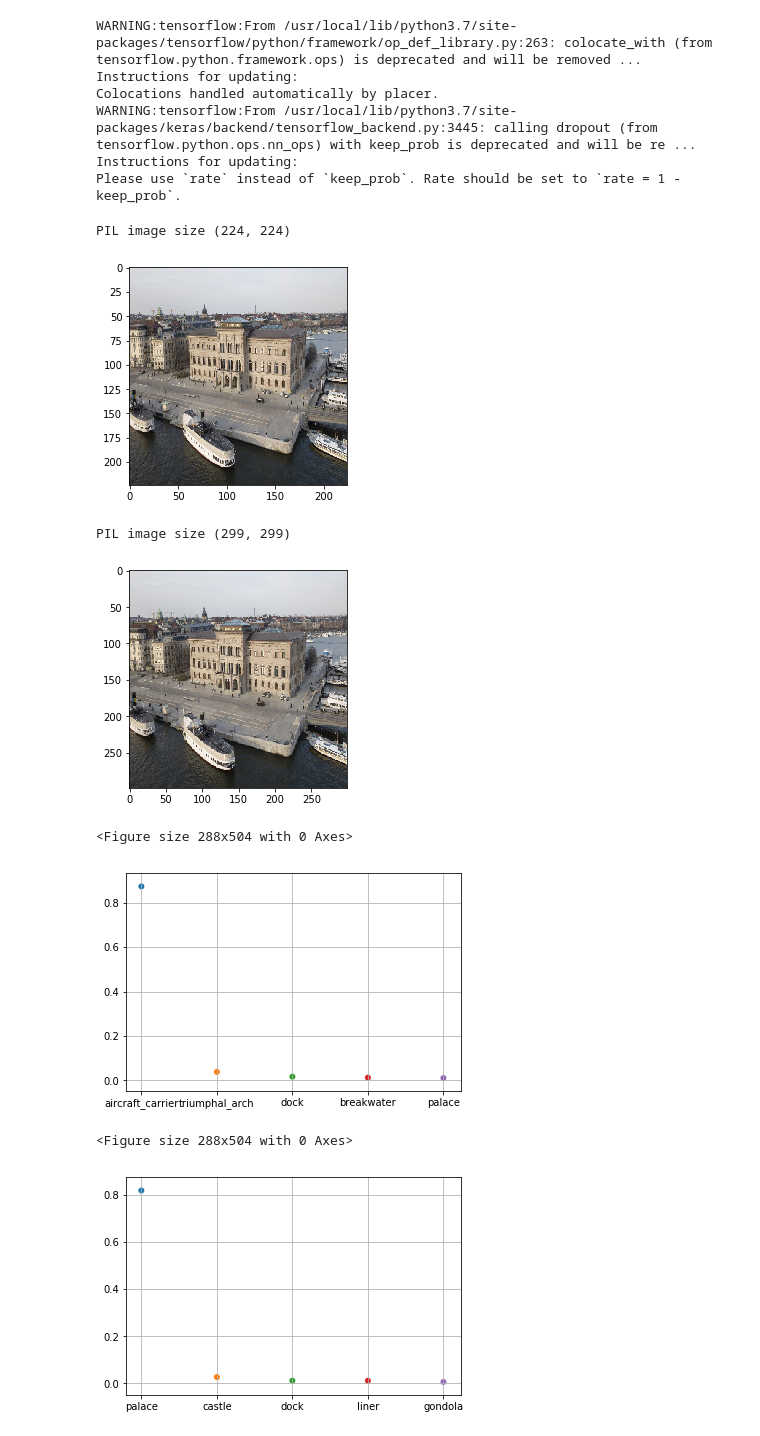
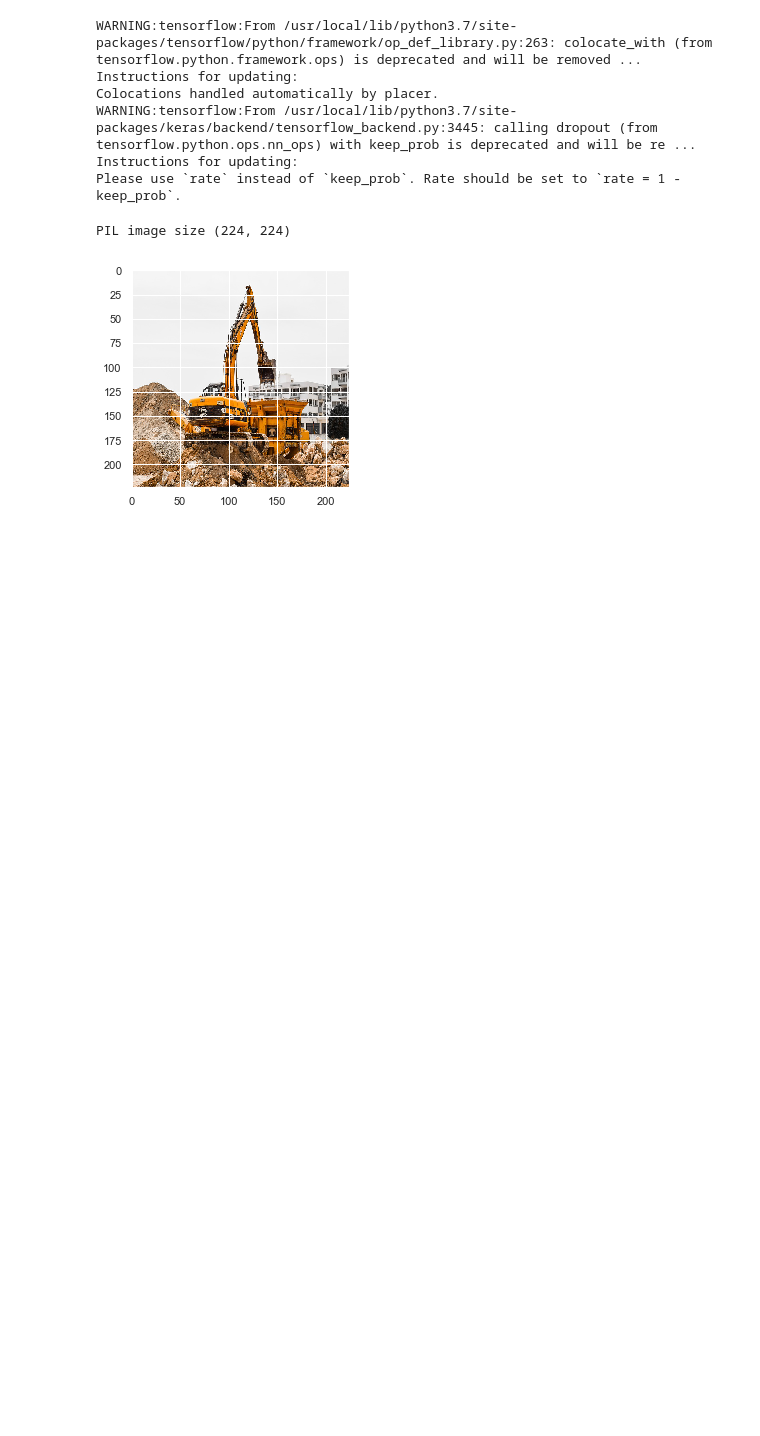
Before and after one commit to ccato/image_classifyer, a Jupyter notebook: Pretrained models vs AWS Rekognition.ipynb, the cells around one changed output. Cells and saved outputs as stored; diff of their text form; code cells hidden in the pictures; blank space fills up the shorter version.

Commit message:
Added a better plot and added an example image

```diff
--- a/Pretrained models vs AWS Rekognition.ipynb
+++ b/Pretrained models vs AWS Rekognition.ipynb
@@ -31,91 +31,58 @@ from keras.preprocessing.image import load_img
 from keras.preprocessing.image import img_to_array
 from keras.applications.imagenet_utils import decode_predictions
 import matplotlib.pyplot as plt
+import seaborn as sns
 %matplotlib inline
 predres = {}
-filename = 'PATH_TO_FILE'
+filename = 'example_image.jpg'
 # load an image in PIL format
 original = load_img(filename, target_size=(224, 224))
-print('PIL image size',original.size)
+print('PIL image size', original.size)
 plt.imshow(original)
 plt.show()
 numpy_image = img_to_array(original)
 image_batch = np.expand_dims(numpy_image, axis=0)
 
 # load an image in PIL format
 incep_original = load_img(filename, target_size=(299, 299))
-print('PIL image size',incep_original.size)
-plt.imshow(incep_original)
-plt.show()
 incep_numpy_image = img_to_array(incep_original)
 incep_image_batch = np.expand_dims(incep_numpy_image, axis=0)
-
-# VGG
-processed_image = vgg16.preprocess_input(image_batch.copy())
-predictions = vgg_model.predict(processed_image)
-predres['vgg_16'] = decode_predictions(predictions)
-
-# INCEPTION
-processed_image = inception_v3.preprocess_input(incep_image_batch.copy())
-predictions = inception_model.predict(processed_image)
-predres['inception_v3'] = decode_predictions(predictions)
-
-# RESNET_50
-processed_image = resnet50.preprocess_input(image_batch.copy())
-predictions = resnet_model.predict(processed_image)
-predres['resnet_50'] = decode_predictions(predictions)
-
-# MOBILENET
-processed_image = mobilenet.preprocess_input(image_batch.copy())
-predictions = mobilenet_model.predict(processed_image)
-predres['mobilenet'] = decode_predictions(predictions)
-
-# DENSENET
-processed_image = densenet.preprocess_input(image_batch.copy())
-predictions = densenet_model.predict(processed_image)
-predres['densenet'] = decode_predictions(predictions)
+models = [['vgg16', 'vgg_model', image_batch], ['inception_v3', 'inception_model', incep_image_batch],
+          ['resnet50', 'resnet_model', image_batch], ['mobilenet', 'mobilenet_model', image_batch],
+          ['densenet', 'densenet_model', image_batch]]
+for mod in models:
+    proc_image = globals()[mod[0]].preprocess_input(mod[2].copy())
+    pred = globals()[mod[1]].predict(proc_image)
+    predres[mod[0]] = decode_predictions(pred)
 
 # REKOGNITION
 import boto3
 import base64
+
 with open(filename, "rb") as image_file:
     encoded_string = image_file.read()
 client = boto3.client('rekognition')
 response = client.detect_labels(
     Image={
         'Bytes': encoded_string,
     },
     MaxLabels=5,
     MinConfidence=75.0
 )
 
 import matplotlib.pyplot as plt
+import pandas as pd
+import collections
 
+res = []
 for item in predres:
-    plt.figure(figsize=(4,7))
-    fig, ax = plt.subplots()
     for modeltype in predres[item]:
         for label in modeltype:
-            ax.scatter(label[1], label[2], label=label[1],edgecolors='none')
-            #print("Modeltype: {}, Label: {}, Confidence: {}".format(item,label[1],label[2]))
-    #ax.legend()
-    ax.grid(True)
-    plt.show()
-
-plt.figure(figsize=(4,7))
-fig, ax = plt.subplots()
-for labl in response['Labels']:
-    ax.scatter(labl['Name'], labl['Confidence'], label=labl['Name'])
-    #print("Modeltype: AWS Rekognition, Label: {}, Confidence: {}".format(labl['Name'],labl['Confidence']))
-#ax.legend()
-ax.grid(True)
-plt.show()
+            res.append({'Model': item, 'Class': label[1], 'Confidence': label[2]})
+for label in response['Labels']:
+    res.append({'Model': 'Rekognition', 'Class': label['Name'].lower(), 'Confidence': label['Confidence'] / 100})
+df = pd.DataFrame(res)
+df
 # %% [output]
 PIL image size (224, 224)
-[figure, old version]
+[figure, new version]
-PIL image size (299, 299)
-[figure, removed]
-<Figure size 288x504 with 0 Axes>
-[figure, removed]
-<Figure size 288x504 with 0 Axes>
-[figure, removed]
```
Also changed, not shown: parts of 2 cells of this notebook, 1 other file.
